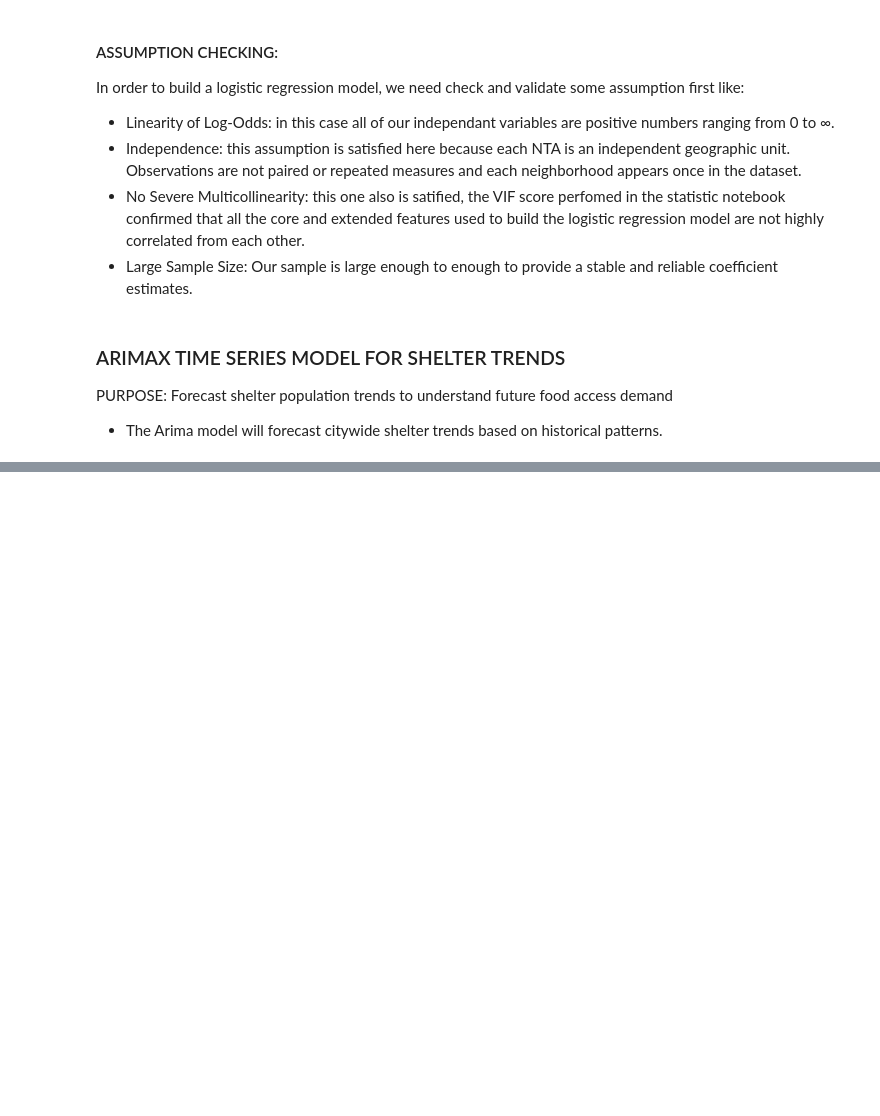
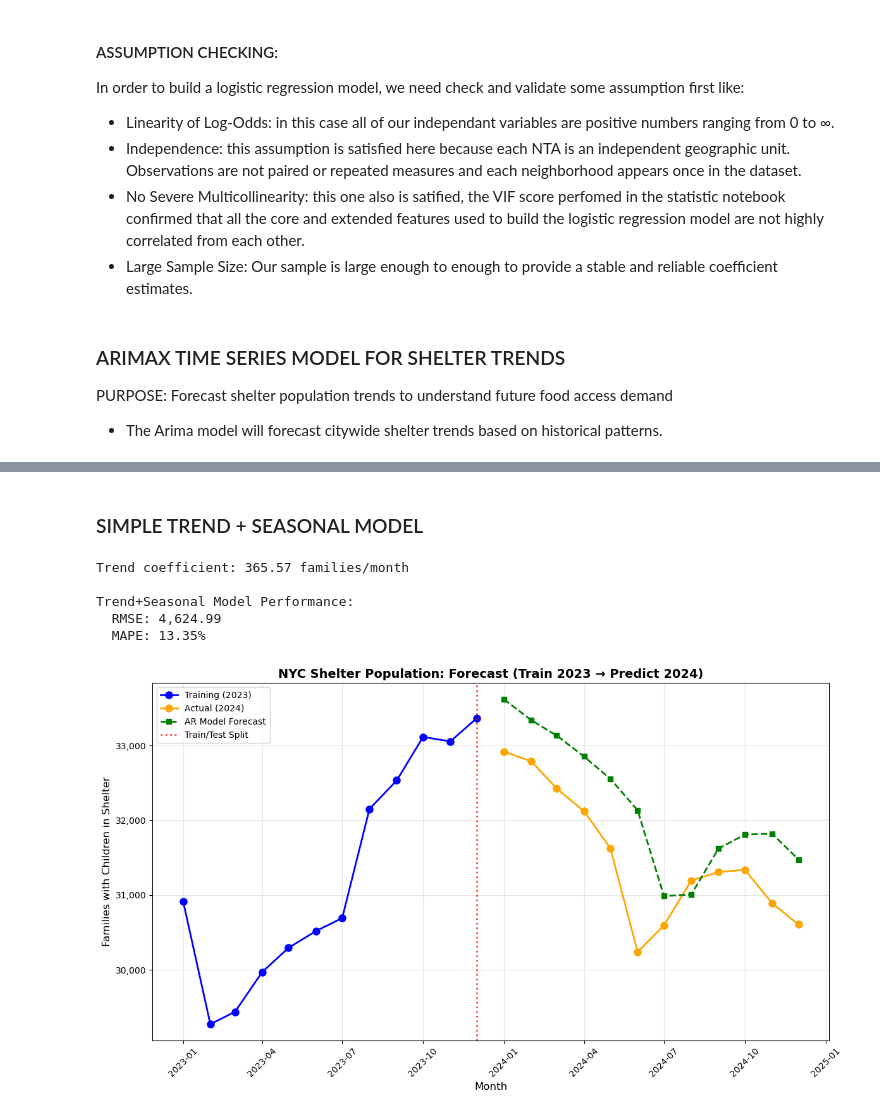
Before and after one commit to Angelk119/CID_Food_Access, a Jupyter notebook: python/notebooks/modeling/ARIMAX.ipynb, the cells around one changed output, grey strips where cells are left out. Saved outputs shown, nothing was run; the diff lists cells and outputs as text; code cells hidden in the pictures; blank space fills up the shorter version.

Commit message:
Ibrahima: Created and tested the time series model

```diff
--- a/python/notebooks/modeling/ARIMAX.ipynb
+++ b/python/notebooks/modeling/ARIMAX.ipynb
@@ -49,0 +203,5 @@ PURPOSE: Forecast shelter population trends to understand future food access dem
+# %%
+# Split into train (2023) and test (2024)
+# Train: months with 2023 dates, Test: months with 2024 dates
+train_indices = full_df.index[full_df.index < 12]  # First year (accounting for lag removal)
+test_indices = full_df.index[full_df.index >= 12]  # Second year
@@ -49,0 +219,4 @@ PURPOSE: Forecast shelter population trends to understand future food access dem
+# %%
+# Fit AR model
+ar_model = LinearRegression()
+ar_model.fit(X_train, y_train)
@@ -49,0 +237,9 @@ PURPOSE: Forecast shelter population trends to understand future food access dem
+# %%
+# Make predictions
+ar_predictions = ar_model.predict(X_test)
+ar_rmse = np.sqrt(mean_squared_error(y_test, ar_predictions))
+ar_mape = np.mean(np.abs((y_test - ar_predictions) / y_test)) * 100
+
+print(f"\nAR Model Performance:")
+print(f"  RMSE: {ar_rmse:,.2f}")
+print(f"  MAPE: {ar_mape:.2f}%")
@@ -49,0 +311,2 @@ PURPOSE: Forecast shelter population trends to understand future food access dem
+# %% [markdown]
+### SIMPLE TREND + SEASONAL MODEL
@@ -49,0 +326,56 @@ PURPOSE: Forecast shelter population trends to understand future food access dem
+# %%
+# Split
+X_train_ts = trend_df.iloc[:12][feature_cols].values
+y_train_ts = trend_df.iloc[:12]['y'].values
+X_test_ts = trend_df.iloc[12:][feature_cols].values
+y_test_ts = trend_df.iloc[12:]['y'].values
+
+# Fit model
+ts_model = LinearRegression()
+ts_model.fit(X_train_ts, y_train_ts)
+
+# Predict
+ts_predictions = ts_model.predict(X_test_ts)
+ts_rmse = np.sqrt(mean_squared_error(y_test_ts, ts_predictions))
+ts_mape = np.mean(np.abs((y_test_ts - ts_predictions) / y_test_ts)) * 100
+
+print(f"Trend coefficient: {ts_model.coef_[0]:,.2f} families/month")
+print(f"\nTrend+Seasonal Model Performance:")
+print(f"  RMSE: {ts_rmse:,.2f}")
+print(f"  MAPE: {ts_mape:.2f}%")
+# %% [output]
+Trend coefficient: 365.57 families/month
+
+Trend+Seasonal Model Performance:
+  RMSE: 4,624.99
+  MAPE: 13.35%
+# %%
+import matplotlib.pyplot as plt
+
+# Create a single figure and axis
+plt.figure(figsize=(12, 7))
+ax = plt.gca()
+
+# --- Plot: Time Series with Forecasts ---
+ax.plot(train_data.index, train_data.values, 'b-', linewidth=2, label='Training (2023)', marker='o', markersize=8)
+ax.plot(test_data.index, test_data.values, 'orange', linewidth=2, label='Actual (2024)', marker='o', markersize=8)
+ax.plot(test_data.index[:len(ar_predictions)], ar_predictions, 'g--', linewidth=2, label='AR Model Forecast', marker='s', markersize=6)
+
+# Vertical line to show the split point
+ax.axvline(x=train_data.index[-1], color='red', linestyle=':', alpha=0.7, linewidth=2, label='Train/Test Split')
+
+# Formatting
+ax.set_xlabel('Month', fontsize=12)
+ax.set_ylabel('Families with Children in Shelter', fontsize=12)
+ax.set_title('NYC Shelter Population: Forecast (Train 2023 → Predict 2024)', fontsize=14, fontweight='bold')
+ax.legend(loc='upper left', fontsize=10)
+ax.grid(True, alpha=0.3)
+plt.xticks(rotation=45)
+
+# Add thousands separator to y-axis
+ax.get_yaxis().set_major_formatter(plt.FuncFormatter(lambda x, p: f'{x:,.0f}'))
+
+plt.tight_layout()
+plt.show()
+# %% [output]
+[figure, added]
```
Also changed, not shown: parts of 29 cells of this notebook.
